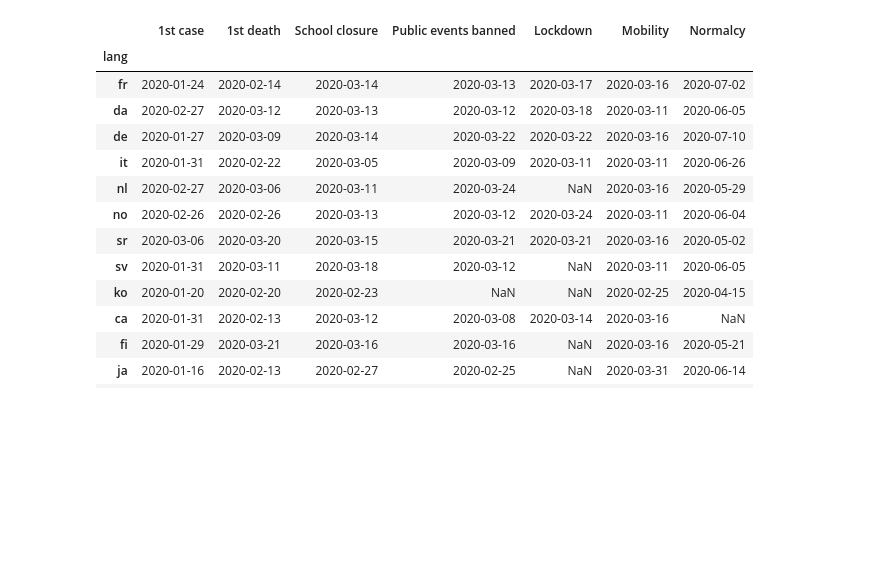
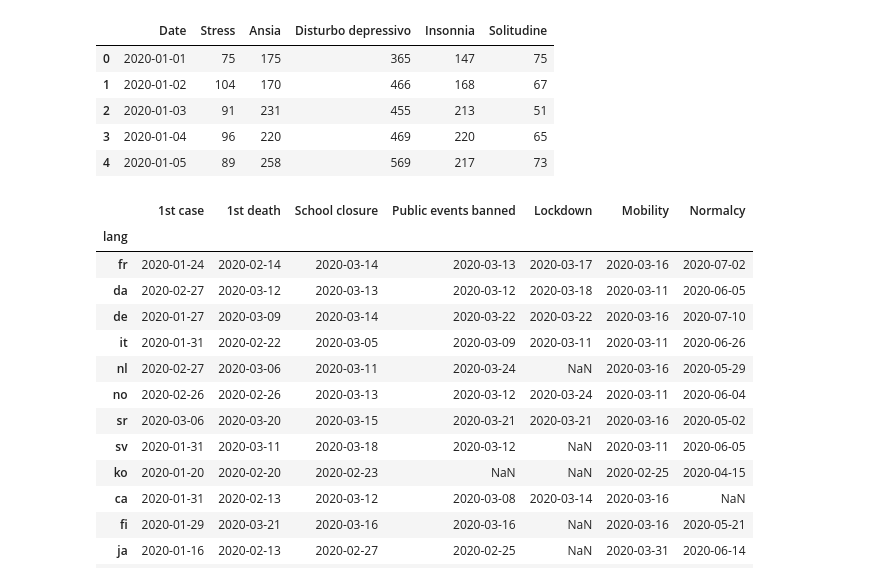
Before and after one commit to epfl-ada/ada-2022-project-adamsleg, a Jupyter notebook: q2.ipynb, the cells around one changed output. Cells and saved outputs as stored; diff of their text form; code cells hidden in the pictures; blank space fills up the shorter version.

```diff
--- a/q2.ipynb
+++ b/q2.ipynb
@@ -50,6 +50,16 @@ pageviews_data['nl'] = pd.read_csv(NL_PAGEVIEWS_DATASET, low_memory=False)
 pageviews_data['it'] = pd.read_csv(IT_PAGEVIEWS_DATASET, low_memory=False)
 pageviews_data['sv'] = pd.read_csv(SV_PAGEVIEWS_DATASET, low_memory=False)
 pageviews_data['pl'] = pd.read_csv(PL_PAGEVIEWS_DATASET, low_memory=False)
+# %%
+#Daily pageviews
+pageviews_data['it'].head(5)
+# %% [output]
+|  | Date | Stress | Ansia | Disturbo depressivo | Insonnia | Solitudine |
+| 0 | 2020-01-01 | 75 | 175 | 365 | 147 | 75 |
+| 1 | 2020-01-02 | 104 | 170 | 466 | 168 | 67 |
+| 2 | 2020-01-03 | 91 | 231 | 455 | 213 | 51 |
+| 3 | 2020-01-04 | 96 | 220 | 469 | 220 | 65 |
+| 4 | 2020-01-05 | 89 | 258 | 569 | 217 | 73 |
 # %%
 interventions_data.set_index('lang', inplace=True)
 # %%
```
Also changed, not shown: parts of 9 cells of this notebook.
